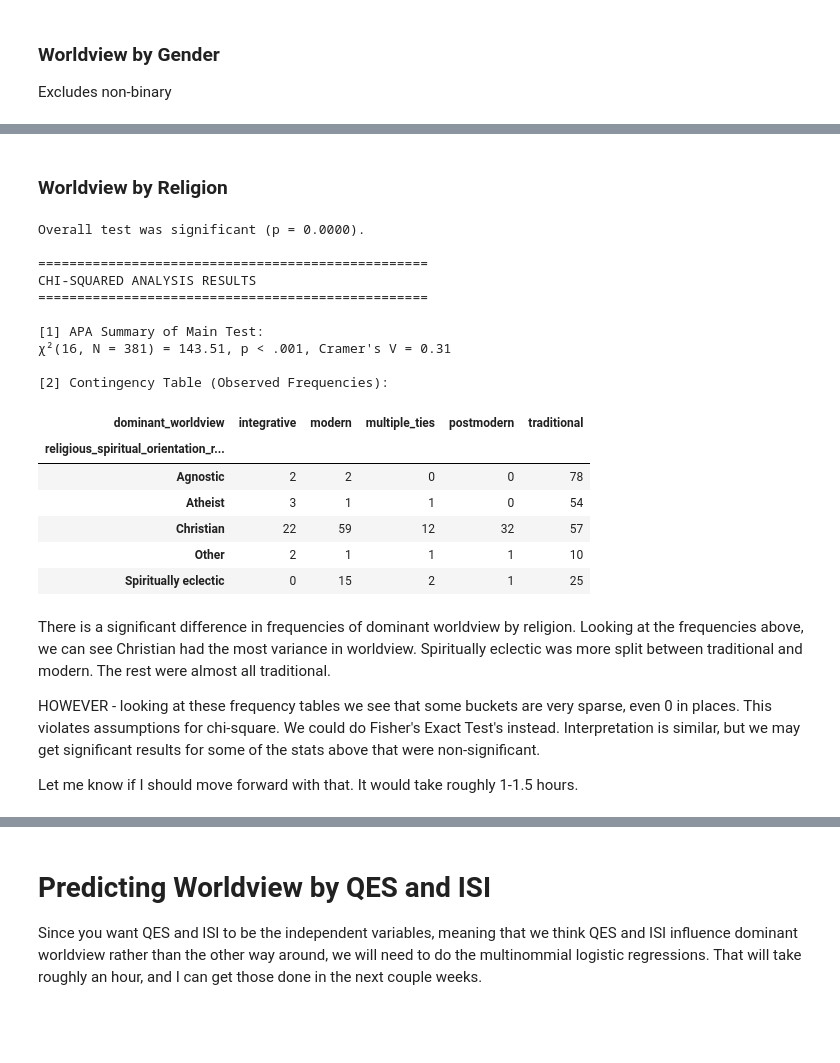
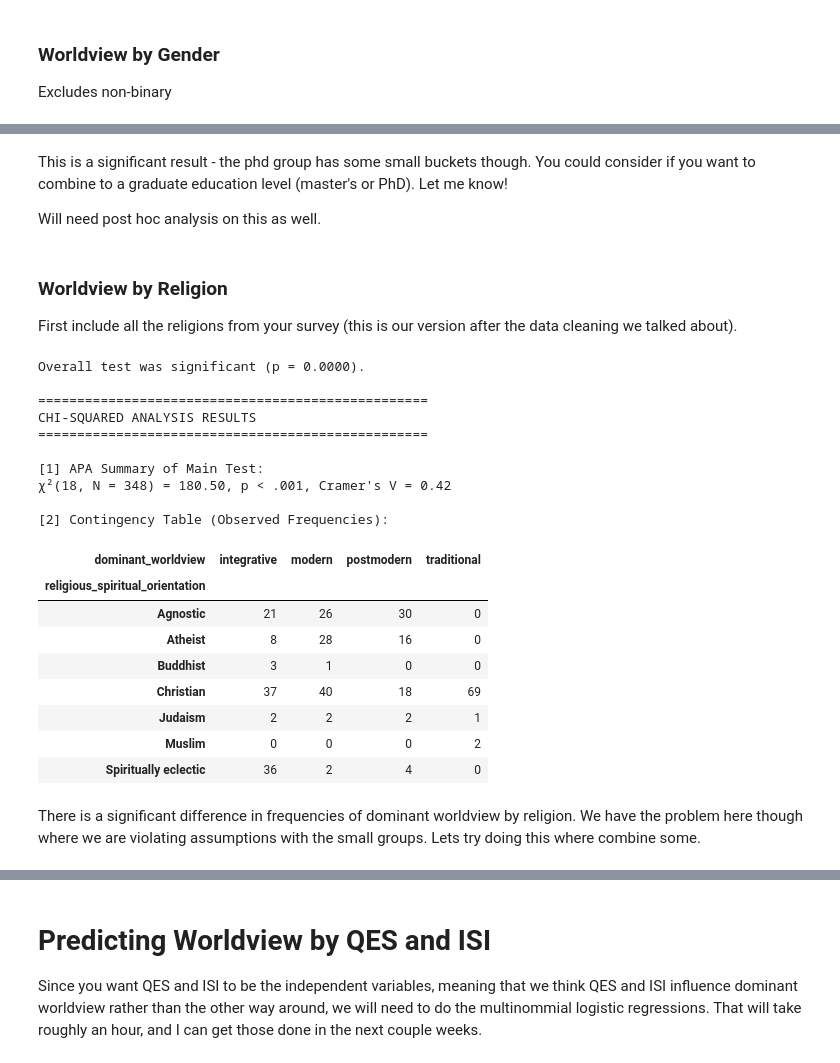
Before and after one commit to ReneeErnst/worldview-study, a Jupyter notebook: notebooks/analysis.ipynb, the cells around one changed output, grey strips where cells are left out. Drawn from its saved outputs; the diff is of its cells as text; code cells hidden in the pictures; blank space fills up the shorter version.

```diff
--- a/notebooks/analysis.ipynb
+++ b/notebooks/analysis.ipynb
@@ -467,0 +698,16 @@ No significant difference in dominant worldviews by age.
+# %%
+analysis_results = analysis.run_chi2_analysis(
+    df=df_worldview,
+    x="age_group_2_levels",
+    y="dominant_worldview",
+)
+
+print("\n" + "=" * 50)
+print("CHI-SQUARED ANALYSIS RESULTS")
+print("=" * 50)
+
+print("\n[1] Summary of Main Test:")
+print(analysis_results["apa_summary"])
+
+print("\n[2] Contingency Table (Observed Frequencies):")
+display(analysis_results["contingency_table"])
@@ -470,10 +733,8 @@ No significant difference in dominant worldviews by age.
 Excludes non-binary
 # %%
 analysis_results = analysis.run_chi2_analysis(
-    df=df[
-        (df["dominant_worldview"] != "multiple_ties") & (df["gender"] != "nonbinary")
-    ],
-    x="gender",
+    df=df_worldview,
+    x="gender_2",
     y="dominant_worldview",
 )
 
@@ -508,6 +770,6 @@ No significant differences in dominant worldviews by gender.
 # %%
 analysis_results = analysis.run_chi2_analysis(
-    df=df[df["education"].notna()],
+    df=df_worldview[df_worldview["education"].notna()],
     x="education",
     y="dominant_worldview",
 )
@@ -543,0 +808,16 @@ No significant differences in dominant worldviews by Education.
+# %%
+analysis_results = analysis.run_chi2_analysis(
+    df=df_worldview[df_worldview["education_5_levels"].notna()],
+    x="education_5_levels",
+    y="dominant_worldview",
+)
+
+print("\n" + "=" * 50)
+print("CHI-SQUARED ANALYSIS RESULTS")
+print("=" * 50)
+
+print("\n[1] APA Summary of Main Test:")
+print(analysis_results["apa_summary"])
+
+print("\n[2] Contingency Table (Observed Frequencies):")
+display(analysis_results["contingency_table"])
@@ -544,42 +842,45 @@ No significant differences in dominant worldviews by Education.
+# %% [markdown]
+This is a significant result - the phd group has some small buckets though. You could consider if you want to combine to a graduate education level (master's or PhD). Let me know!
+
+Will need post hoc analysis on this as well.
 # %% [markdown]
 ### Worldview by Religion
+First include all the religions from your survey (this is our version after the data cleaning we talked about).
 # %%
 analysis_results = analysis.run_chi2_analysis(
-    df=df[df["religious_spiritual_orientation_reduced"].notna()],
-    x="religious_spiritual_orientation_reduced",
+    df=df_worldview[df_worldview["religious_spiritual_orientation"].notna()],
+    x="religious_spiritual_orientation",
     y="dominant_worldview",
 )
 
 print("\n" + "=" * 50)
 print("CHI-SQUARED ANALYSIS RESULTS")
 print("=" * 50)
 
 print("\n[1] APA Summary of Main Test:")
 print(analysis_results["apa_summary"])
 
 print("\n[2] Contingency Table (Observed Frequencies):")
 display(analysis_results["contingency_table"])
 # %% [output]
 Overall test was significant (p = 0.0000).
 
 ==================================================
 CHI-SQUARED ANALYSIS RESULTS
 ==================================================
 
 [1] APA Summary of Main Test:
-χ²(16, N = 381) = 143.51, p < .001, Cramer's V = 0.31
+χ²(18, N = 348) = 180.50, p < .001, Cramer's V = 0.42
 
 [2] Contingency Table (Observed Frequencies):
-| dominant_worldview | integrative | modern | multiple_ties | postmodern | traditional |
-| religious_spiritual_orientation_r... |  |  |  |  |  |
-| Agnostic | 2 | 2 | 0 | 0 | 78 |
-| Atheist | 3 | 1 | 1 | 0 | 54 |
-| Christian | 22 | 59 | 12 | 32 | 57 |
-| Other | 2 | 1 | 1 | 1 | 10 |
-| Spiritually eclectic | 0 | 15 | 2 | 1 | 25 |
+| dominant_worldview | integrative | modern | postmodern | traditional |
+| religious_spiritual_orientation |  |  |  |  |
+| Agnostic | 21 | 26 | 30 | 0 |
+| Atheist | 8 | 28 | 16 | 0 |
+| Buddhist | 3 | 1 | 0 | 0 |
+| Christian | 37 | 40 | 18 | 69 |
+| Judaism | 2 | 2 | 2 | 1 |
+| Muslim | 0 | 0 | 0 | 2 |
+| Spiritually eclectic | 36 | 2 | 4 | 0 |
 # %% [markdown]
-There is a significant difference in frequencies of dominant worldview by religion. Looking at the frequencies above, we can see Christian had the most variance in worldview. Spiritually eclectic was more split between traditional and modern. The rest were almost all traditional.
-
-HOWEVER - looking at these frequency tables we see that some buckets are very sparse, even 0 in places. This violates assumptions for chi-square. We could do Fisher's Exact Test's instead. Interpretation is similar, but we may get significant results for some of the stats above that were non-significant.
-
-Let me know if I should move forward with that. It would take roughly 1-1.5 hours.
+There is a significant difference in frequencies of dominant worldview by religion. We have the problem here though where we are violating assumptions with the small groups. Lets try doing this where combine some.
```
Also changed, not shown: parts of 41 cells of this notebook.
